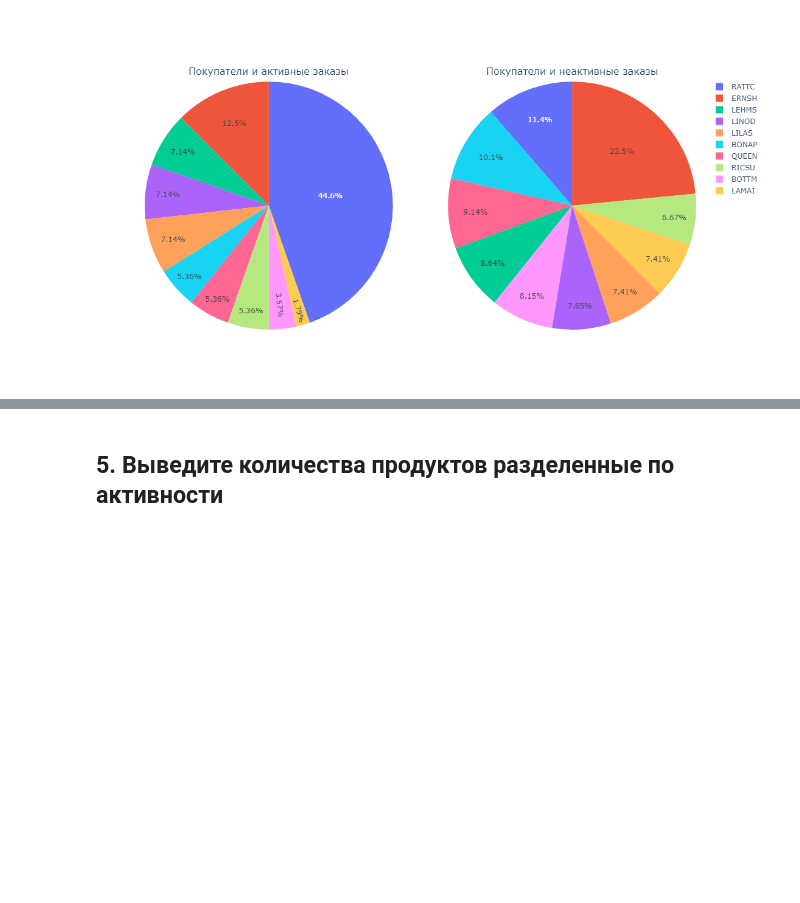
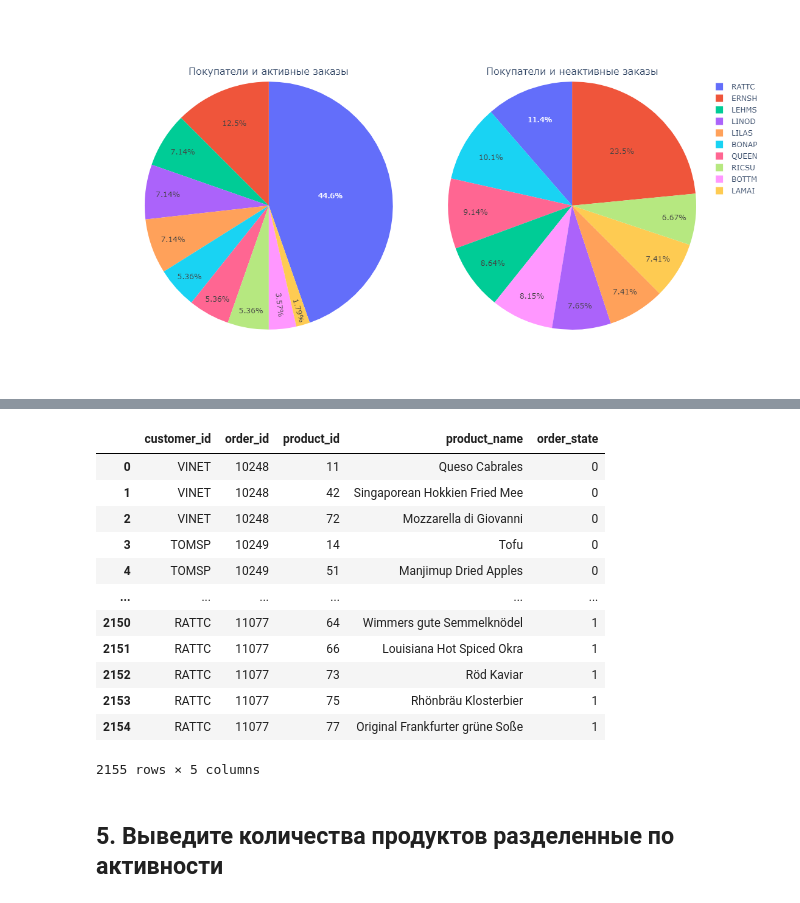
Before and after one commit to gleb-pan/data-analytics-decode, a Jupyter notebook: Python+SQL/Python_code/Submission8.ipynb, the cells around one changed output, grey strips where cells are left out. Saved outputs shown, nothing was run; the diff lists cells and outputs as text; code cells hidden in the pictures; blank space fills up the shorter version.

```diff
--- a/Python+SQL/Python_code/Submission8.ipynb
+++ b/Python+SQL/Python_code/Submission8.ipynb
@@ -185,0 +205,3 @@ iplot(fig)
+# %%
+products = sql_to_pd("SELECT * FROM products")
+products.info()
@@ -186,3 +246,21 @@ iplot(fig)
+# %%
+clients_and_products = df.merge(products, on='product_id', how='left')
+clients_and_products = clients_and_products[['customer_id', 'order_id', 'product_id', 'product_name', 'order_state']]
+clients_and_products
+# %% [output]
+|  | customer_id | order_id | product_id | product_name | order_state |
+| 0 | VINET | 10248 | 11 | Queso Cabrales | 0 |
+| 1 | VINET | 10248 | 42 | Singaporean Hokkien Fried Mee | 0 |
+| 2 | VINET | 10248 | 72 | Mozzarella di Giovanni | 0 |
+| 3 | TOMSP | 10249 | 14 | Tofu | 0 |
+| 4 | TOMSP | 10249 | 51 | Manjimup Dried Apples | 0 |
+| ... | ... | ... | ... | ... | ... |
+| 2150 | RATTC | 11077 | 64 | Wimmers gute Semmelknödel | 1 |
+| 2151 | RATTC | 11077 | 66 | Louisiana Hot Spiced Okra | 1 |
+| 2152 | RATTC | 11077 | 73 | Röd Kaviar | 1 |
+| 2153 | RATTC | 11077 | 75 | Rhönbräu Klosterbier | 1 |
+| 2154 | RATTC | 11077 | 77 | Original Frankfurter grüne Soße | 1 |
+2155 rows × 5 columns
 # %% [markdown]
 ## 5. Выведите количества продуктов разделенные по активности
 # %% [markdown]
```
Also changed, not shown: parts of 4 cells of this notebook.
